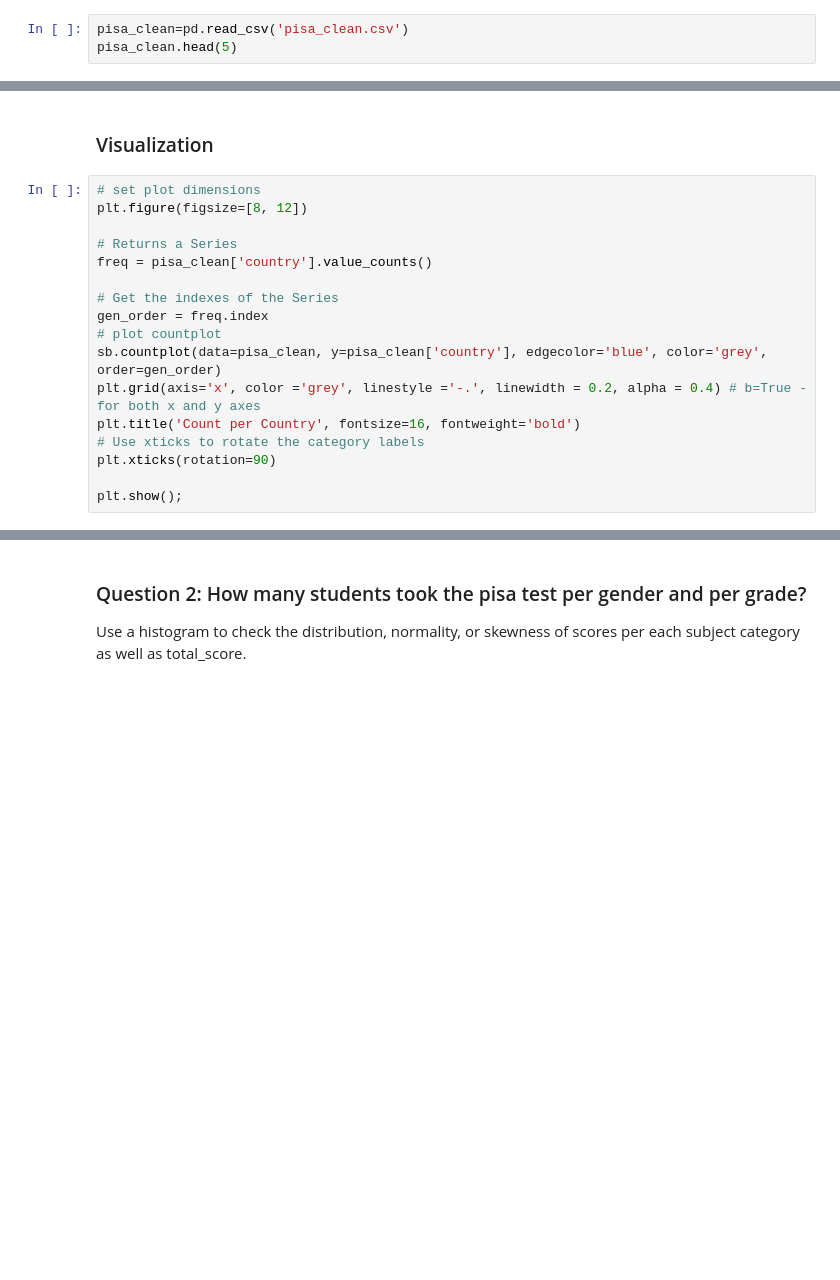
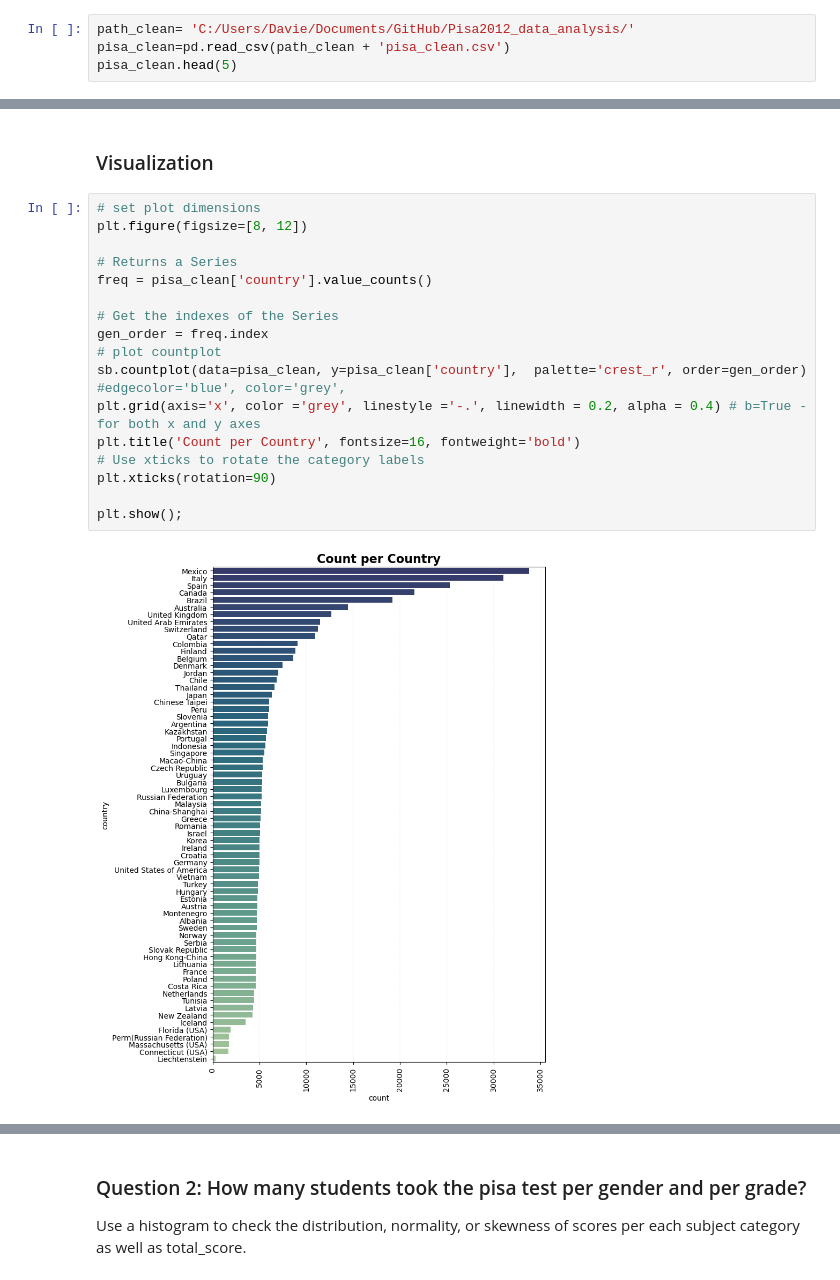
Before and after one commit to Daviedavie100/Pisa2012_data_analysis, a Jupyter notebook: Exploration.ipynb, the cells around one changed output, grey strips where cells are left out. Drawn from its saved outputs; the diff is of its cells as text; blank space fills up the shorter version.

```diff
--- a/Exploration.ipynb
+++ b/Exploration.ipynb
@@ -588,3 +611,4 @@ pisa_df['mother_educational_level'].value_counts()
 # %%
-pisa_clean=pd.read_csv('pisa_clean.csv')
+path_clean= 'C:/Users/Davie/Documents/GitHub/Pisa2012_data_analysis/'
+pisa_clean=pd.read_csv(path_clean + 'pisa_clean.csv')
 pisa_clean.head(5)
@@ -609,20 +641,22 @@ Use countplot or horizontal bar graph to display the frequency or counts of each
 # %%
 # set plot dimensions
 plt.figure(figsize=[8, 12])
 
 # Returns a Series
 freq = pisa_clean['country'].value_counts()
 
 # Get the indexes of the Series
 gen_order = freq.index
 # plot countplot
-sb.countplot(data=pisa_clean, y=pisa_clean['country'], edgecolor='blue', color='grey', order=gen_order)
+sb.countplot(data=pisa_clean, y=pisa_clean['country'],  palette='crest_r', order=gen_order) #edgecolor='blue', color='grey',
 plt.grid(axis='x', color ='grey', linestyle ='-.', linewidth = 0.2, alpha = 0.4) # b=True - for both x and y axes
 plt.title('Count per Country', fontsize=16, fontweight='bold')
 # Use xticks to rotate the category labels
 plt.xticks(rotation=90)
 
 plt.show();
+# %% [output]
+[figure, added]
 # %% [markdown]
 ### Observation
 
```
Also changed, not shown: parts of 17 cells of this notebook.
